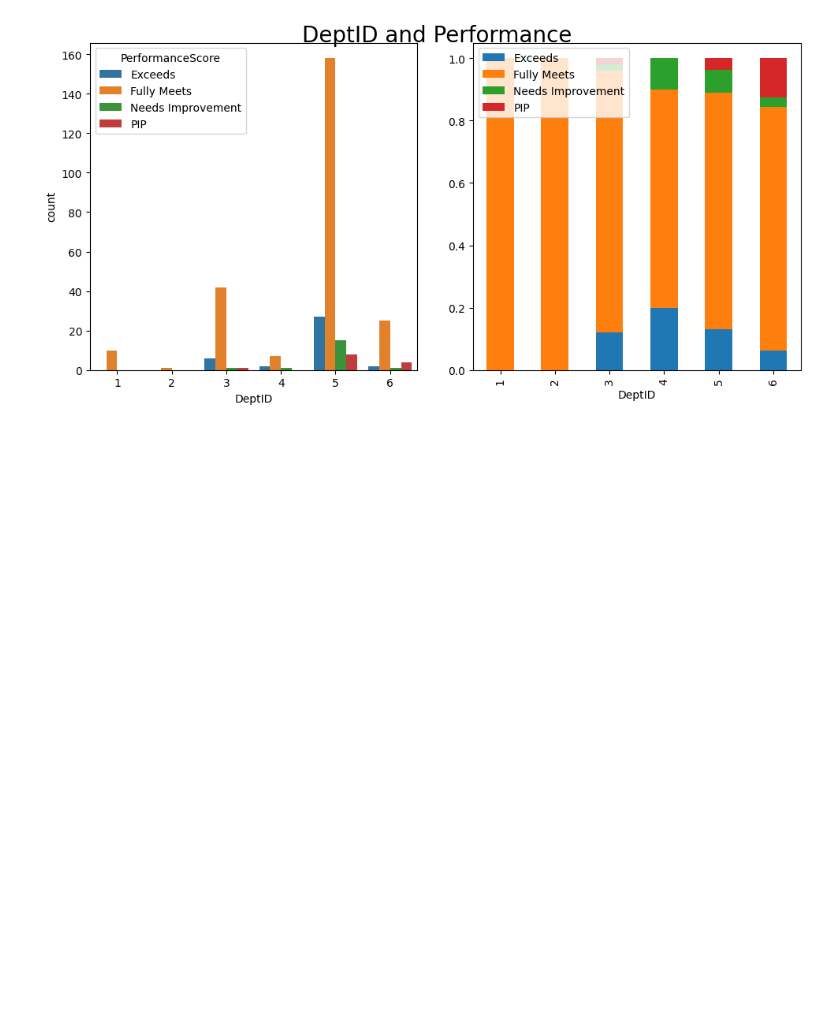
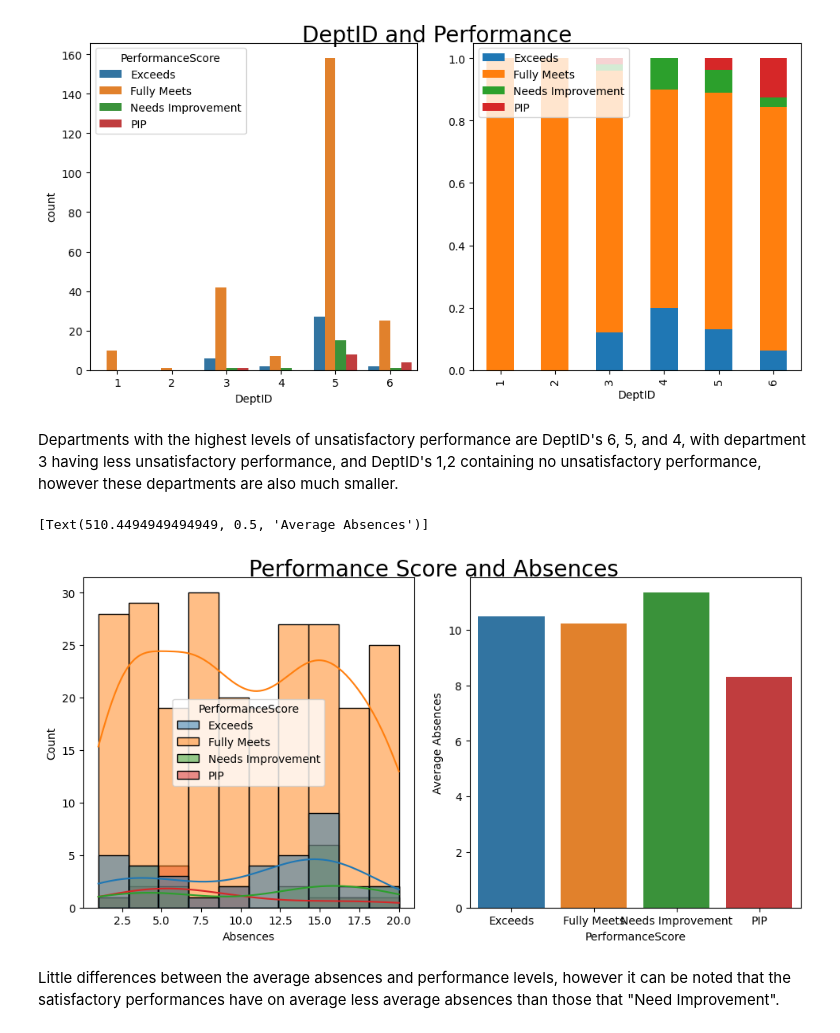
Before and after one commit to oscarbowie/OESON_Project_2, a Jupyter notebook: OESON_Project_2.ipynb, the cells around one changed output. Cells and saved outputs as stored; diff of their text form; code cells hidden in the pictures; blank space fills up the shorter version.

```diff
--- a/OESON_Project_2.ipynb
+++ b/OESON_Project_2.ipynb
@@ -135,16 +171,17 @@ plt.legend(loc="upper left")
 # %% [output]
 <matplotlib.legend.Legend at 0x...>
 [figure]
+# %% [markdown]
+Departments with the highest levels of unsatisfactory performance are DeptID's 6, 5, and 4, with department 3 having less unsatisfactory performance, and DeptID's 1,2 containing no unsatisfactory performance, however these departments are also much smaller.
 # %%
-fig, ax = plt.subplots(2,2, figsize=(10,7))
+fig, ax = plt.subplots(1,2, figsize=(10,5))
 fig.tight_layout(pad=2)
-fig.suptitle('DeptID and Salary', fontsize=20)
-sns.countplot(data=df, ax=ax[0,0], x='DeptID', hue = 'PerformanceScore')
-
-cross = pd.crosstab(index=df['DeptID'], columns=df['PerformanceScore'], normalize='index')
-cross.plot(kind='bar', stacked='True', ax=ax[0,1])
-plt.legend(loc="upper left")
-
-sns.histplot(data=df, ax=ax[1,0], x=df['Salary']/1000, hue = 'DeptID', kde = 'True').set(xlabel = "Salary (1000s)")
-d= df.groupby('DeptID').agg({'Salary':'mean'})
-sns.barplot(data=d, ax=ax[1,1], x= d.index, y=d['Salary']/1000).set(ylabel = "Salary (1000s)")
+fig.suptitle('Performance Score and Absences', fontsize=20)
+sns.histplot(data=df, ax=ax[0], x=df['Absences'], hue = 'PerformanceScore', kde = 'True').set(xlabel = "Absences")
+d= df.groupby('PerformanceScore').agg({'Absences':'mean'})
+sns.barplot(data=d, ax=ax[1], x= d.index, y=d['Absences']).set(ylabel = "Average Absences")
+# %% [output]
+[Text(510.4494949494949, 0.5, 'Average Absences')]
+[figure, added]
+# %% [markdown]
+Little differences between the average absences and performance levels, however it can be noted that the satisfactory performances have on average less average absences than those that "Need Improvement".
```
Also changed, not shown: parts of 11 cells of this notebook.
